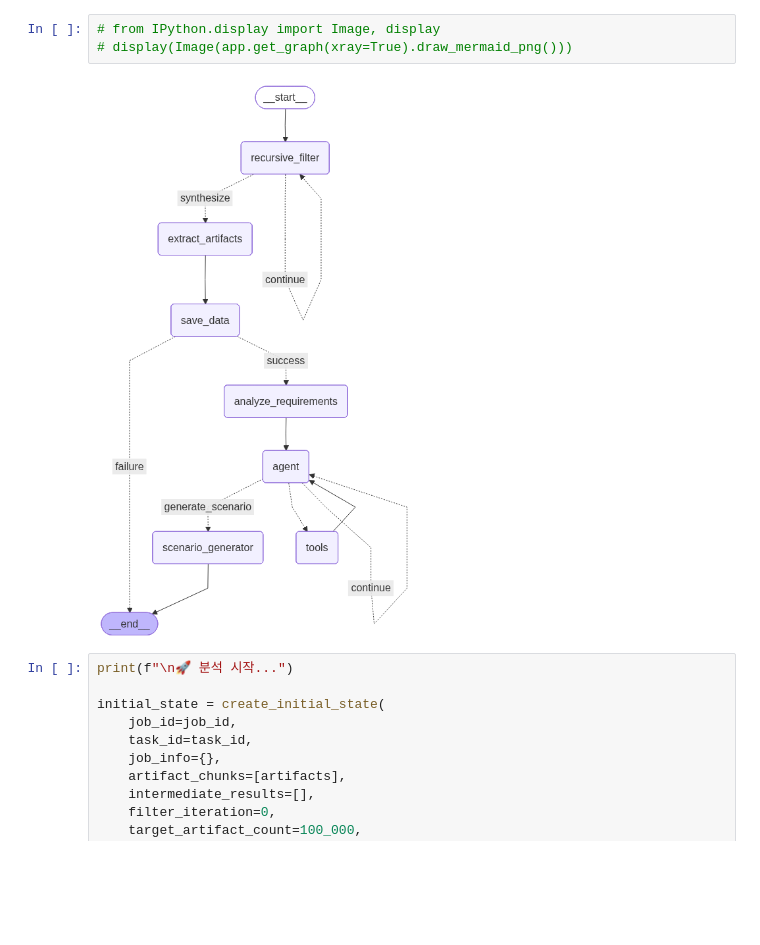
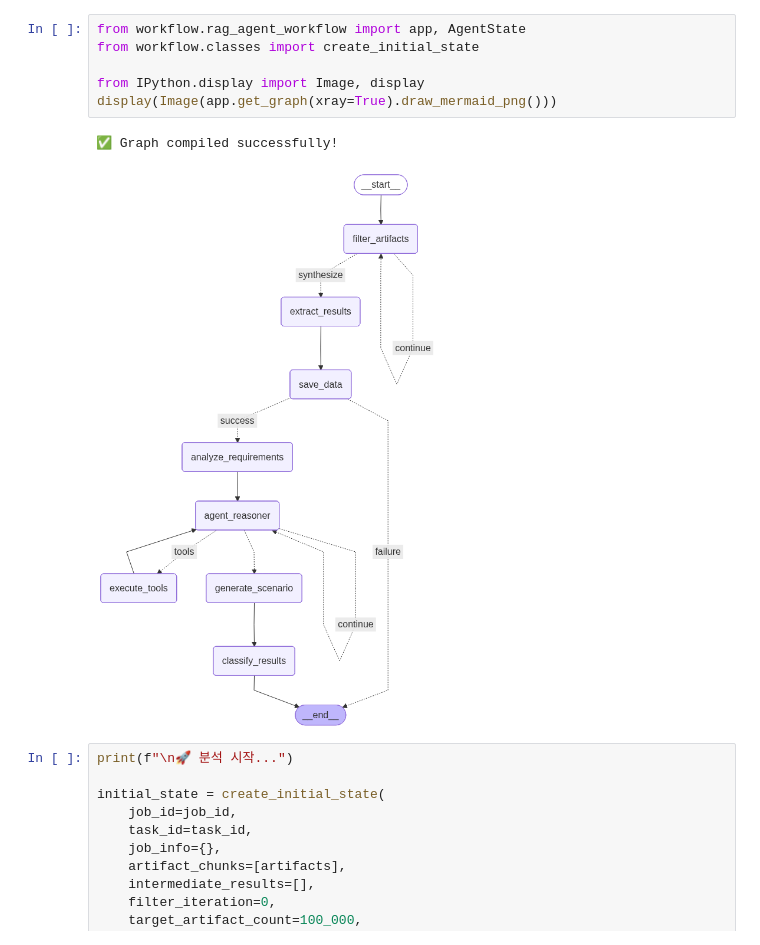
Before and after one commit to daehan00/generator, a Jupyter notebook: test_workflow_4.ipynb, the cells around one changed output. Drawn from its saved outputs; the diff is of its cells as text; blank space fills up the shorter version.

```diff
--- a/test_workflow_4.ipynb
+++ b/test_workflow_4.ipynb
@@ -112,8 +91,12 @@ print(f"\n✅ 총 {len(artifacts):,}개 아티팩트 로드 완료")
 # %%
-# from IPython.display import Image, display
-# display(Image(app.get_graph(xray=True).draw_mermaid_png()))
+from workflow.rag_agent_workflow import app, AgentState
+from workflow.classes import create_initial_state
+
+from IPython.display import Image, display
+display(Image(app.get_graph(xray=True).draw_mermaid_png()))
 # %% [output]
+✅ Graph compiled successfully!
-[figure, old version]
+[figure, new version]
 # %%
 print(f"\n🚀 분석 시작...")
 
```
Also changed, not shown: parts of 2 cells of this notebook, 8 other files.
